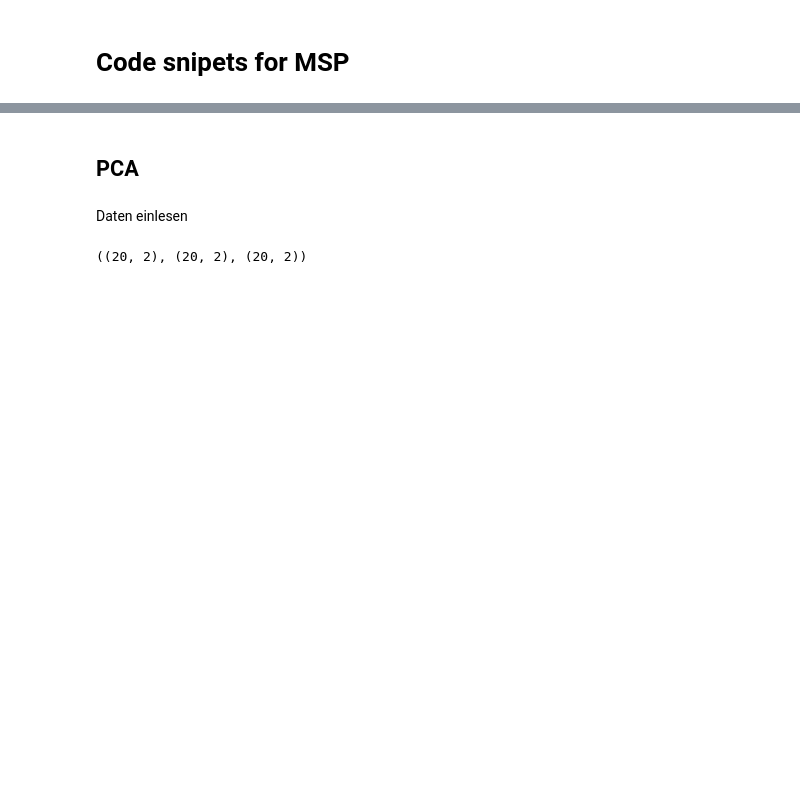
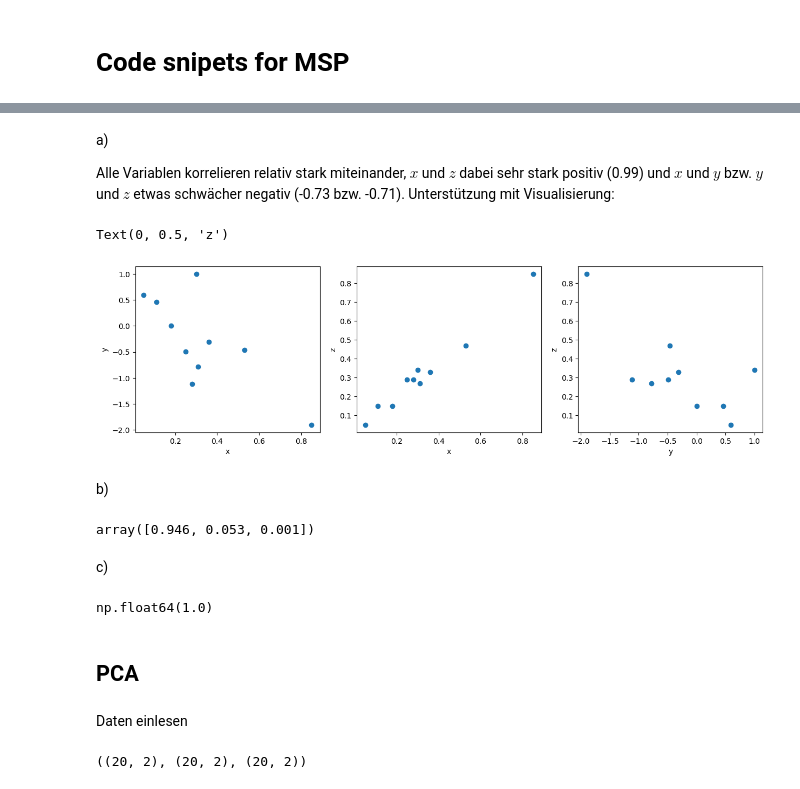
Before and after one commit to Sandra-Senn/ala_fhnw_HS24, a Jupyter notebook: formeln_MSP.ipynb, the cells around one changed output, grey strips where cells are left out. Saved outputs shown, nothing was run; the diff lists cells and outputs as text; code cells hidden in the pictures; blank space fills up the shorter version.

```diff
--- a/formeln_MSP.ipynb
+++ b/formeln_MSP.ipynb
@@ -9,3 +110,73 @@ from tqdm.auto import tqdm
+# %%
+# Daten einlesen
+x = np.array([0.85,0.18,0.05,0.36,0.28,0.53,0.31,0.30,0.11,0.25])
+y = np.array([-1.90,0.00,0.59,-0.31,-1.12,-0.46,-0.78,1.00,0.46,-0.49])
+z = np.array([0.85,0.15,0.05,0.33,0.29,0.47,0.27,0.34,0.15,0.29])
+X = np.vstack([x,y,z]).T
+# sp.Matrix( X )
+# %% [markdown]
+a)
+
+
+Alle Variablen korrelieren relativ stark miteinander, $x$ und $z$ dabei sehr stark positiv (0.99) und $x$ und $y$ bzw. $y$ und $z$ etwas schwächer negativ (-0.73 bzw. -0.71). Unterstützung mit Visualisierung:
+# %%
+# a)
+# Kovar
+X0 = X - np.mean(X, axis=0)
+C = 1/(X0.shape[0]-1) * X0.T @ X0
+# sp.Matrix( np.round(C, 4) )
+
+# Korrel
+Xs = (X - np.mean(X, axis=0))/np.std(X, axis=0, ddof=1)
+R = 1/(Xs.shape[0]-1) * Xs.T @ Xs
+# sp.Matrix( np.round(R, 4) )
+
+# visualisieren
+plt.figure(figsize=(15,4))
+plt.subplot(1,3,1)
+plt.scatter(X[:,0], X[:,1])
+plt.xlabel("x")
+plt.ylabel("y")
+plt.subplot(1,3,2)
+plt.scatter(X[:,0], X[:,2])
+plt.xlabel("x")
+plt.ylabel("z")
+plt.subplot(1,3,3)
+plt.scatter(X[:,1], X[:,2])
+plt.xlabel("y")
+plt.ylabel("z")
+# %% [output]
+Text(0, 0.5, 'z')
+[figure, added]
+# %% [markdown]
+b)
+# %%
+# EW berechnen
+ew, ev = np.linalg.eig( C )
+sort_order = np.flip( np.argsort( ew ) )
+ew = ew[sort_order]
+ev = ev[:,sort_order]
+
+# sp.Matrix( np.round(ev,4) )
+
+# V berechnen und diagonalisieren
+V = ev
+sp.Matrix( np.round( V.T @ C @ V, 4 ) )
+
+#Varianzanteil berechnen
+np.round( ew/np.sum(ew), 3 ) # zahl die am nächsten bei 1 ist erklärt die  varianz am besten
+# %% [output]
+array([0.946, 0.053, 0.001])
+# %% [markdown]
+c)
+# %%
+# wenn V.T@V=I, dann orthogonal
+np.round( V.T @ V, 10 )
+
+# det(V) muss +1/-1 sein
+np.linalg.det(V)
+# %% [output]
+np.float64(1.0)
 # %% [markdown]
 ## PCA
 # %% [markdown]
```
Also changed, not shown: parts of 67 cells of this notebook, 19 other files.
